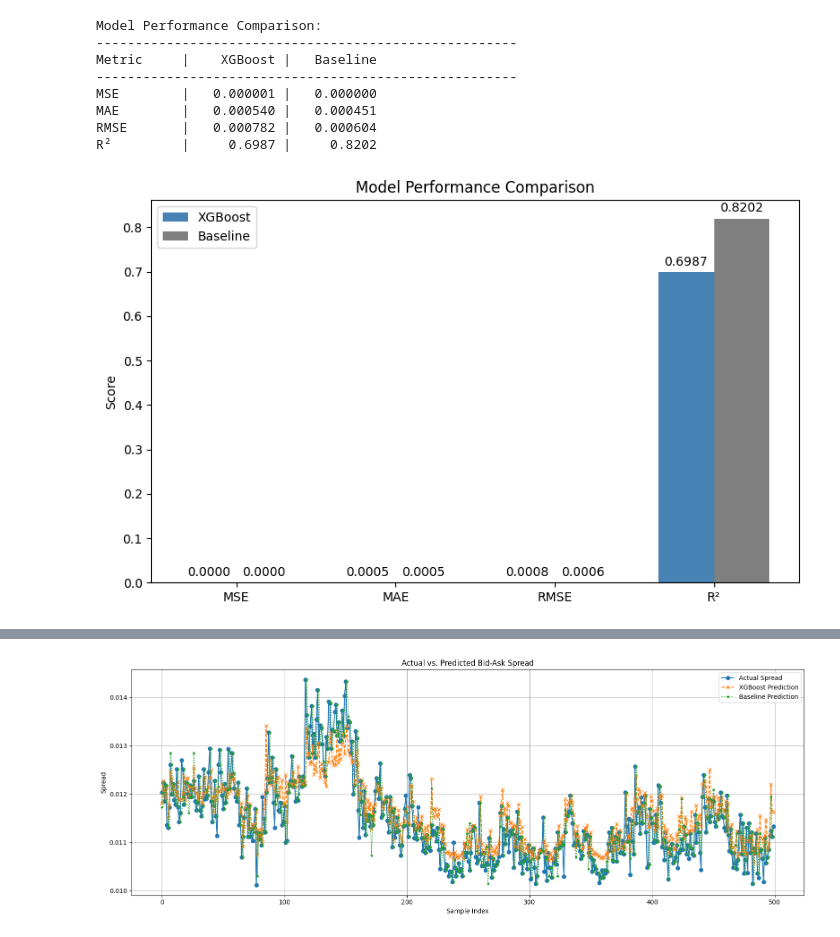
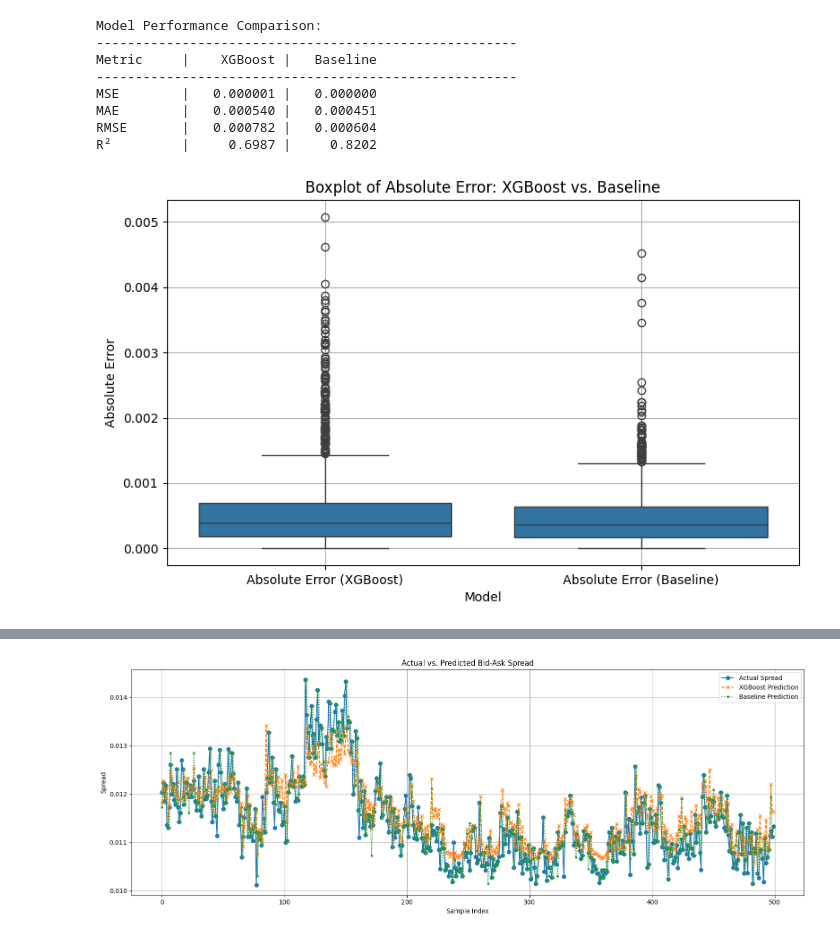
Before and after one commit to mofrui/volatility-analysis, a Jupyter notebook: report_withpipeline2.ipynb, the cells around one changed output, grey strips where cells are left out. Cells and saved outputs as stored; diff of their text form; code cells hidden in the pictures.

```diff
--- a/report_withpipeline2.ipynb
+++ b/report_withpipeline2.ipynb
@@ -761,43 +761,63 @@ RMSE       |   0.000782 |   0.000604
 R²         |     0.6987 |     0.8202
 # %%
 import matplotlib.pyplot as plt
+import seaborn as sns
+import pandas as pd
 import numpy as np
 
-# Define metric names and corresponding values
-metrics = ['MSE', 'MAE', 'RMSE', 'R²']
-xgb_scores = [mse_xgb, mae_xgb, rmse_xgb, r2_xgb]
-baseline_scores = [mse_baseline, mae_baseline, rmse_baseline, r2_baseline]
+# Ensure arrays are NumPy arrays
+y_true = np.array(y_test_final)
+y_pred_best = np.array(y_pred_best)
+baseline_pred = np.array(X_test['bid_ask_spread'].values)
 
-# Set up bar positions and width
-x = np.arange(len(metrics))
-width = 0.35
+# --- Create DataFrame of error metrics ---
+metrics_df = pd.DataFrame({
+    "Absolute Error (XGBoost)": np.abs(y_true - y_pred_best),
+    "Absolute Error (Baseline)": np.abs(y_true - baseline_pred),
+    "Squared Error (XGBoost)": (y_true - y_pred_best) ** 2,
+    "Squared Error (Baseline)": (y_true - baseline_pred) ** 2,
+    "Percentage Error (XGBoost)": np.abs((y_true - y_pred_best) / y_true) * 100,
+    "Percentage Error (Baseline)": np.abs((y_true - baseline_pred) / y_true) * 100,
+})
 
-# Create the plot
-fig, ax = plt.subplots(figsize=(8, 5))
-rects1 = ax.bar(x - width/2, xgb_scores, width, label='XGBoost', color='steelblue')
-rects2 = ax.bar(x + width/2, baseline_scores, width, label='Baseline', color='gray')
+# --- Melt DataFrame for Seaborn boxplot ---
+melted_abs = metrics_df[["Absolute Error (XGBoost)", "Absolute Error (Baseline)"]].melt(
+    var_name="Model", value_name="Absolute Error"
+)
 
-# Add labels, title, and custom x-axis tick labels
-ax.set_ylabel('Score')
-ax.set_title('Model Performance Comparison')
-ax.set_xticks(x)
-ax.set_xticklabels(metrics)
-ax.legend()
+melted_sq = metrics_df[["Squared Error (XGBoost)", "Squared Error (Baseline)"]].melt(
+    var_name="Model", value_name="Squared Error"
+)
 
-# Annotate bars with their heights
-def annotate_bars(rects):
-    for rect in rects:
-        height = rect.get_height()
-        ax.annotate(f'{height:.4f}',
-                    xy=(rect.get_x() + rect.get_width() / 2, height),
-                    xytext=(0, 3),  # Offset text above bar
-                    textcoords="offset points",
-                    ha='center', va='bottom')
+melted_pct = metrics_df[["Percentage Error (XGBoost)", "Percentage Error (Baseline)"]].melt(
+    var_name="Model", value_name="Percentage Error"
+)
 
-annotate_bars(rects1)
-annotate_bars(rects2)
-
+# --- Plot Absolute Error ---
+plt.figure(figsize=(8, 5))
+sns.boxplot(x="Model", y="Absolute Error", data=melted_abs)
+plt.title("Boxplot of Absolute Error: XGBoost vs. Baseline")
+plt.grid(True)
 plt.tight_layout()
 plt.show()
+
+# --- Plot Squared Error ---
+plt.figure(figsize=(8, 5))
+sns.boxplot(x="Model", y="Squared Error", data=melted_sq)
+plt.title("Boxplot of Squared Error: XGBoost vs. Baseline")
+plt.grid(True)
+plt.tight_layout()
+plt.show()
+
+# --- Plot Percentage Error (optional, skip if y_true has zeros) ---
+if not np.any(y_true == 0):
+    plt.figure(figsize=(8, 5))
+    sns.boxplot(x="Model", y="Percentage Error", data=melted_pct)
+    plt.title("Boxplot of Percentage Error: XGBoost vs. Baseline")
+    plt.grid(True)
+    plt.tight_layout()
+    plt.show()
+else:
+    print("Skipped percentage error boxplot due to division by zero risk.")
 # %% [output]
-[figure, old version]
+[figure, new version]
```
Also changed, not shown: parts of 1 cell of this notebook.
